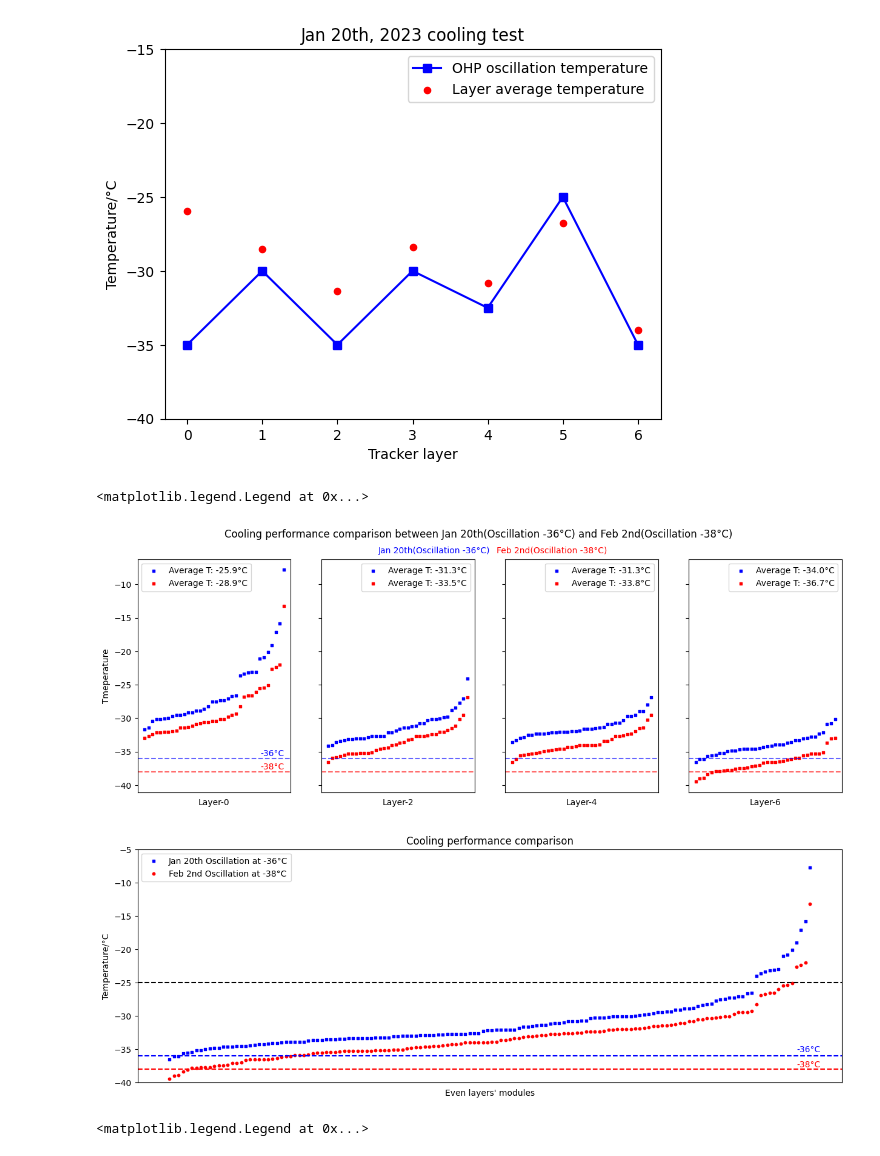
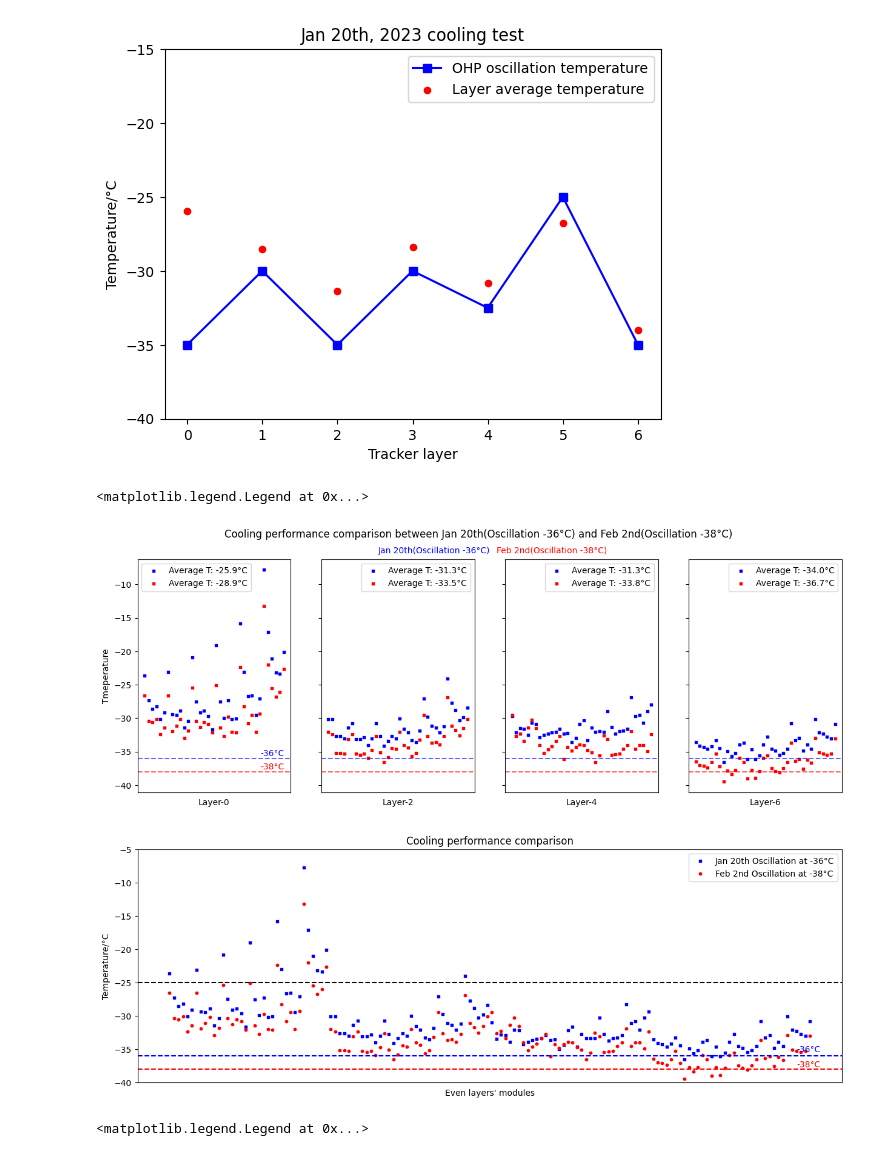
Before and after one commit to Eclipsedclaw/GAPS_thermal, a Jupyter notebook: tracker_temp.ipynb, the cells around one changed output. Drawn from its saved outputs; the diff is of its cells as text; code cells hidden in the pictures.

```diff
--- a/tracker_temp.ipynb
+++ b/tracker_temp.ipynb
@@ -499,19 +499,21 @@ T_new_0 = [-26.62, -30.43, -30.59, -30.11, -32.41, -31.46, -26.62, -31.94, -31.1
 T_new_2 = [-32.02, -32.41, -35.19, -35.19, -35.35, -33.13, -32.41, -35.35, -35.51, -35.35, -35.98, -34.79, -32.65, -35.11, -36.54, -35.83, -34.48, -34.63, -32.02, -34.08, -34.40, -35.67, -35.19, -33.21, -29.48, -32.65, -33.68, -33.60, -33.92, -32.73, -26.94, -31.14, -31.78, -32.57, -31.54, -30.11]
 T_new_4 = [-29.48, -32.65, -32.33, -33.44, -31.38, -30.27, -31.54, -34.08, -35.19, -34.71, -34.23, -33.44, -32.73, -36.14, -34.32, -34.87, -34.32, -33.92, -34.00, -34.79, -35.11, -36.54, -35.59, -32.57, -33.13, -35.51, -35.43, -35.27, -34.56, -34.08, -31.94, -34.56, -34.00, -34.08, -34.95, -32.41]
 T_new_6 = [-36.46, -37.02, -37.10, -37.41, -36.62, -35.35, -37.17, -39.48, -37.81, -38.37, -37.73, -35.98, -36.62, -39.00, -37.73, -38.92, -37.89, -35.98, -35.59, -37.49, -37.89, -38.13, -37.49, -36.54, -33.68, -36.38, -36.14, -37.57, -36.22, -36.70, -32.97, -35.11, -35.35, -35.51, -35.35, -33.05]
-T_new = sorted(T_new_0)
-T_new.extend(sorted(T_new_2))
-T_new.extend(sorted(T_new_4))
-T_new.extend(sorted(T_new_6))
+T_new = []
+T_new.extend(T_new_0)
+T_new.extend(T_new_2)
+T_new.extend(T_new_4)
+T_new.extend(T_new_6)
 
 T_old_0 = [-23.68, -27.33, -28.60, -28.21, -30.11, -29.16, -23.13, -29.40, -29.48, -28.92, -31.46, -30.43, -20.90, -27.49, -29.16, -28.92, -29.71, -31.68, -19.08, -27.57, -29.95, -27.33, -30.19, -30.09, -15.90, -23.05, -26.70, -26.62, -29.48, -27.10, -7.81, -17.10, -21.06, -23.21, -23.37, -20.11]
 T_old_2 = [-30.11, -30.11, -32.65, -32.65, -33.05, -31.38, -30.75, -33.13, -33.13, -32.89, -34.00, -33.05, -30.75, -32.73, -34.16, -33.37, -32.65, -33.05, -30.03, -31.62, -32.10, -33.29, -33.60, -31.86, -27.10, -29.79, -31.14, -31.38, -32.17, -31.22, -24.08, -27.73, -28.84, -30.35, -29.87, -28.44]
 T_old_4 = np.array([-29.16, -31.62, -30.98, -31.06, -32.02, -30.19, -30.35, -32.41, -32.02, -31.78, -31.62, -31.54, -31.06, -31.78, -31.70, -33.13, -32.49, -30.35, -29.79, -32.81, -30.90, -31.54, -31.46, -31.54, -28.44, -30.83, -31.86, -31.46, -31.38, -31.06, -26.38, -29.24, -29.00, -30.19, -28.44, -27.49])
 T_old_6 = [-33.60, -34.16, -34.32, -34.63, -34.24, -33.29, -34.48, -36.54, -34.95, -35.67, -35.19, -33.92, -33.68, -36.14, -34.71, -36.14, -35.59, -33.92, -32.81, -34.56, -34.87, -35.51, -35.19, -34.56, -30.83, -33.29, -32.97, -34.87, -33.92, -34.59, -30.11, -32.10, -32.33, -32.81, -33.05, -30.90]
-T_old = sorted(T_old_0)
-T_old.extend(sorted(T_old_2))
-T_old.extend(sorted(T_old_4-1.9))
-T_old.extend(sorted(T_old_6))
+T_old = []
+T_old.extend(T_old_0)
+T_old.extend(T_old_2)
+T_old.extend(T_old_4-1.9)
+T_old.extend(T_old_6)
 
 x = np.linspace(1, 36, num=36)
 
@@ -523,8 +525,8 @@ fig.text(0.52, 0.9, 'Feb 2nd(Oscillation -38\N{DEGREE SIGN}C)', color = 'r')
 fig.text(0.26, 0.23, '-36\N{DEGREE SIGN}C', color = 'b')
 fig.text(0.26, 0.185, '-38\N{DEGREE SIGN}C', color = 'r')
 
-ax1.scatter(x, sorted(T_old_0), s=10, c='b', marker="s", label=f'Average T: %.1f\N{DEGREE SIGN}C'%(round(np.average(T_old_0), 3)))
-ax1.scatter(x, sorted(T_new_0), s=10, c='r', marker="s", label=f'Average T: %.1f\N{DEGREE SIGN}C'%(round(np.average(T_new_0), 3)))
+ax1.scatter(x, (T_old_0), s=10, c='b', marker="s", label=f'Average T: %.1f\N{DEGREE SIGN}C'%(round(np.average(T_old_0), 3)))
+ax1.scatter(x, (T_new_0), s=10, c='r', marker="s", label=f'Average T: %.1f\N{DEGREE SIGN}C'%(round(np.average(T_new_0), 3)))
 ax1.axhline(y = -38, color = 'r', linestyle = 'dashed', alpha = 0.6)
 ax1.axhline(y = -36, color = 'b', linestyle = 'dashed', alpha = 0.6)
 ax1.set_xlabel('Layer-0')
@@ -532,24 +534,24 @@ ax1.set_xticks([])
 ax1.set_ylabel('Tmeperature')
 ax1.legend()
 
-ax2.scatter(x, sorted(T_old_2), s=10, c='b', marker="s", label=f'Average T: %.1f\N{DEGREE SIGN}C'%(round(np.average(T_old_2), 3)))
-ax2.scatter(x, sorted(T_new_2), s=10, c='r', marker="s", label=f'Average T: %.1f\N{DEGREE SIGN}C'%(round(np.average(T_new_2), 3)))
+ax2.scatter(x, (T_old_2), s=10, c='b', marker="s", label=f'Average T: %.1f\N{DEGREE SIGN}C'%(round(np.average(T_old_2), 3)))
+ax2.scatter(x, (T_new_2), s=10, c='r', marker="s", label=f'Average T: %.1f\N{DEGREE SIGN}C'%(round(np.average(T_new_2), 3)))
 ax2.axhline(y = -38, color = 'r', linestyle = 'dashed', alpha = 0.6)
 ax2.axhline(y = -36, color = 'b', linestyle = 'dashed', alpha = 0.6)
 ax2.set_xlabel('Layer-2')
 ax2.set_xticks([])
 ax2.legend()
 
-ax3.scatter(x, sorted(T_old_4-0.5), s=10, c='b', marker="s", label=f'Average T: %.1f\N{DEGREE SIGN}C'%(round(np.average(T_old_4-0.5), 3)))
-ax3.scatter(x, sorted(T_new_4), s=10, c='r', marker="s", label=f'Average T: %.1f\N{DEGREE SIGN}C'%(round(np.average(T_new_4), 3)))
+ax3.scatter(x, (T_old_4-0.5), s=10, c='b', marker="s", label=f'Average T: %.1f\N{DEGREE SIGN}C'%(round(np.average(T_old_4-0.5), 3)))
+ax3.scatter(x, (T_new_4), s=10, c='r', marker="s", label=f'Average T: %.1f\N{DEGREE SIGN}C'%(round(np.average(T_new_4), 3)))
 ax3.axhline(y = -38, color = 'r', linestyle = 'dashed', alpha = 0.6)
 ax3.axhline(y = -36, color = 'b', linestyle = 'dashed', alpha = 0.6)
 ax3.set_xlabel('Layer-4')
 ax3.set_xticks([])
 ax3.legend()
 
-ax4.scatter(x, sorted(T_old_6), s=10, c='b', marker="s", label=f'Average T: %.1f\N{DEGREE SIGN}C'%(round(np.average(T_old_6), 3)))
-ax4.scatter(x, sorted(T_new_6), s=10, c='r', marker="s", label=f'Average T: %.1f\N{DEGREE SIGN}C'%(round(np.average(T_new_6), 3)))
+ax4.scatter(x, (T_old_6), s=10, c='b', marker="s", label=f'Average T: %.1f\N{DEGREE SIGN}C'%(round(np.average(T_old_6), 3)))
+ax4.scatter(x, (T_new_6), s=10, c='r', marker="s", label=f'Average T: %.1f\N{DEGREE SIGN}C'%(round(np.average(T_new_6), 3)))
 ax4.axhline(y = -38, color = 'r', linestyle = 'dashed', alpha = 0.6)
 ax4.axhline(y = -36, color = 'b', linestyle = 'dashed', alpha = 0.6)
 ax4.set_xlabel('Layer-6')
@@ -557,27 +559,27 @@ ax4.set_xticks([])
 ax4.legend()
 # %% [output]
 <matplotlib.legend.Legend at 0x...>
-[figure, old version]
+[figure, new version]
 # %%
 fig = plt.figure(figsize = (15, 5))
 ax1 = fig.add_subplot(111)
 xx = np.linspace(1, 144, num=144)
 plt.axhline(y = -38, color = 'r', linestyle = 'dashed')
 plt.axhline(y = -36, color = 'b', linestyle = 'dashed')
 plt.axhline(y = -25, color = 'k', linestyle = 'dashed')
-ax1.scatter(xx, sorted(T_old), s=10, c='b', marker="s", label='Jan 20th Oscillation at -36\N{DEGREE SIGN}C')
+ax1.scatter(xx, (T_old), s=10, c='b', marker="s", label='Jan 20th Oscillation at -36\N{DEGREE SIGN}C')
 ax1.set_xticks([])
-ax1.scatter(xx, sorted(T_new), s=10, c='r', marker="o", label='Feb 2nd Oscillation at -38\N{DEGREE SIGN}C')
+ax1.scatter(xx, (T_new), s=10, c='r', marker="o", label='Feb 2nd Oscillation at -38\N{DEGREE SIGN}C')
 ax1.set_xlabel('Even layers\' modules')
 ax1.set_ylabel('Temperature/\N{DEGREE SIGN}C')
 ax1.set_title('Cooling performance comparison')
 ax1.set_ylim([-40, -5])
 fig.text(0.85, 0.21, '-36\N{DEGREE SIGN}C', color = 'b')
 fig.text(0.85, 0.16, '-38\N{DEGREE SIGN}C', color = 'r')
 plt.legend()
 plt.show()
 # %% [output]
-[figure, old version]
+[figure, new version]
 # %%
 plt.hist(T_new, bins = 36, color = 'r', alpha = 0.8, label = 'Feb 2nd Oscillation at -38\N{DEGREE SIGN}C')
 plt.hist(T_old, bins = 36, color = 'b', alpha = 0.8, label = 'Jan 20th Oscillation at -36\N{DEGREE SIGN}C')
```
Also changed, not shown: 3 other files.
